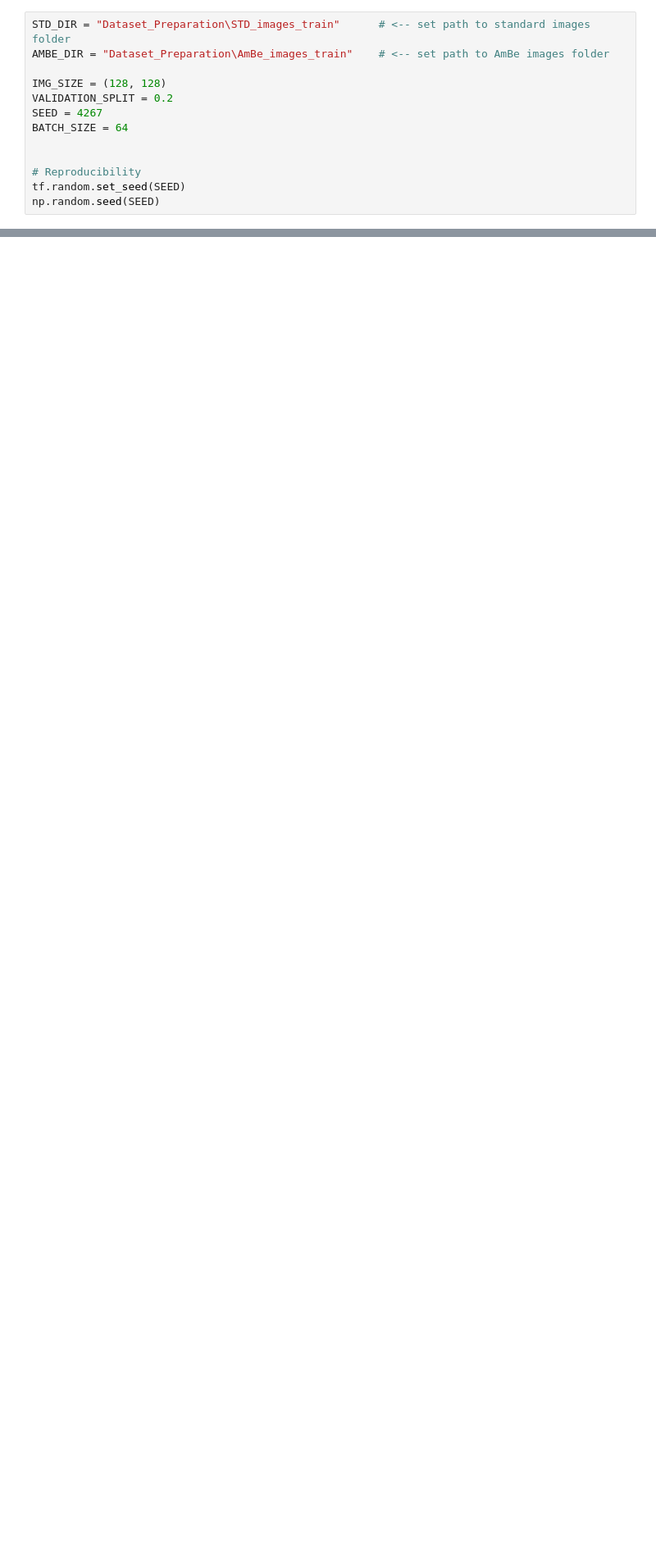
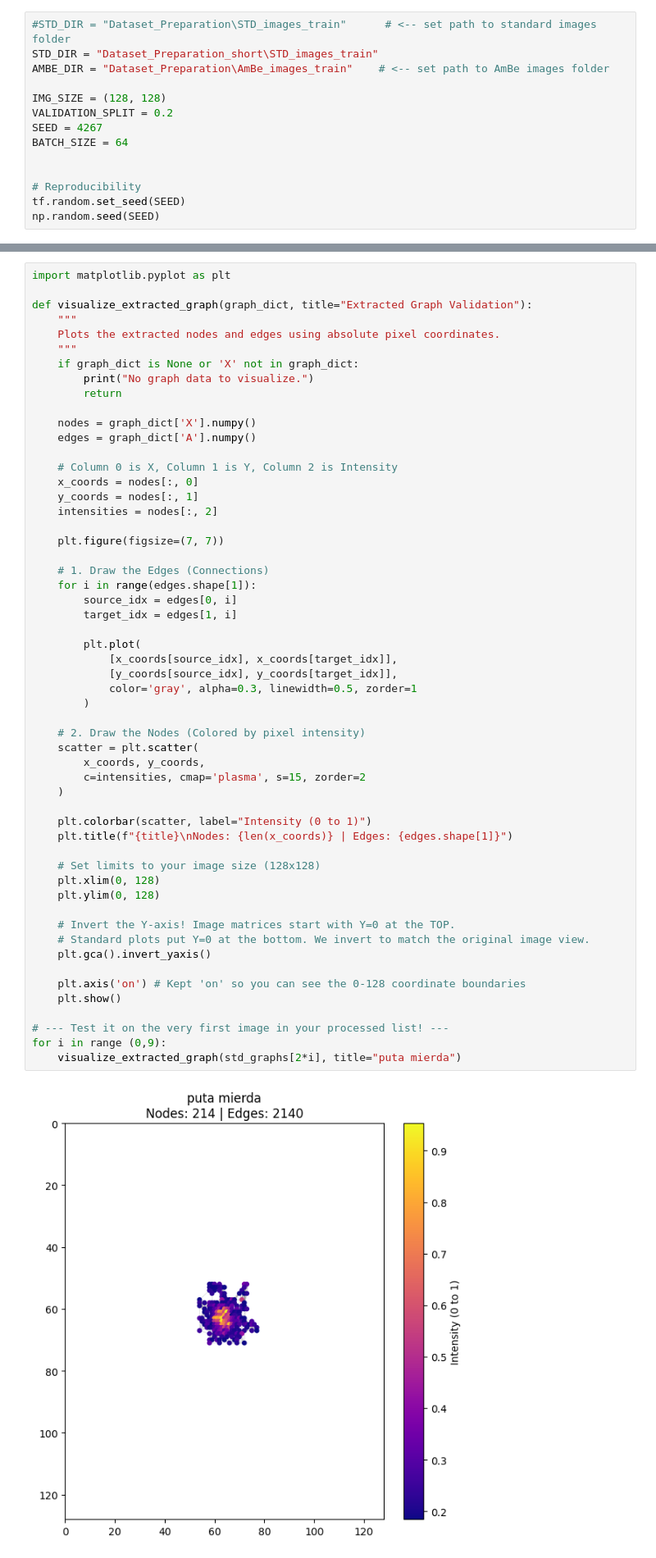
Before and after one commit to diegomonino/AML-Project, a Jupyter notebook: Algorithm.ipynb, the cells around one changed output, grey strips where cells are left out. Shown at 82% size. Saved outputs shown, nothing was run; the diff lists cells and outputs as text; blank space fills up the shorter version.

```diff
--- a/Algorithm.ipynb
+++ b/Algorithm.ipynb
@@ -13,7 +13,8 @@ from sklearn.metrics import roc_curve, auc, confusion_matrix, classification_rep
 from sklearn.utils import shuffle
 from scipy.stats import ks_2samp
 # %%
-STD_DIR = "Dataset_Preparation\STD_images_train"      # <-- set path to standard images folder
+#STD_DIR = "Dataset_Preparation\STD_images_train"      # <-- set path to standard images folder
+STD_DIR = "Dataset_Preparation_short\STD_images_train"
 AMBE_DIR = "Dataset_Preparation\AmBe_images_train"    # <-- set path to AmBe images folder
 
 IMG_SIZE = (128, 128)
@@ -83,0 +204,57 @@ Sample AmBe images:
+# %%
+import matplotlib.pyplot as plt
+
+def visualize_extracted_graph(graph_dict, title="Extracted Graph Validation"):
+    """
+    Plots the extracted nodes and edges using absolute pixel coordinates.
+    """
+    if graph_dict is None or 'X' not in graph_dict:
+        print("No graph data to visualize.")
+        return
+
+    nodes = graph_dict['X'].numpy()
+    edges = graph_dict['A'].numpy()
+
+    # Column 0 is X, Column 1 is Y, Column 2 is Intensity
+    x_coords = nodes[:, 0]
+    y_coords = nodes[:, 1]
+    intensities = nodes[:, 2]
+
+    plt.figure(figsize=(7, 7))
+
+    # 1. Draw the Edges (Connections)
+    for i in range(edges.shape[1]):
+        source_idx = edges[0, i]
+        target_idx = edges[1, i]
+
+        plt.plot(
+            [x_coords[source_idx], x_coords[target_idx]],
+            [y_coords[source_idx], y_coords[target_idx]],
+            color='gray', alpha=0.3, linewidth=0.5, zorder=1
+        )
+
+    # 2. Draw the Nodes (Colored by pixel intensity)
+    scatter = plt.scatter(
+        x_coords, y_coords,
+        c=intensities, cmap='plasma', s=15, zorder=2
+    )
+
+    plt.colorbar(scatter, label="Intensity (0 to 1)")
+    plt.title(f"{title}\nNodes: {len(x_coords)} | Edges: {edges.shape[1]}")
+
+    # Set limits to your image size (128x128)
+    plt.xlim(0, 128)
+    plt.ylim(0, 128)
+
+    # Invert the Y-axis! Image matrices start with Y=0 at the TOP.
+    # Standard plots put Y=0 at the bottom. We invert to match the original image view.
+    plt.gca().invert_yaxis()
+
+    plt.axis('on') # Kept 'on' so you can see the 0-128 coordinate boundaries
+    plt.show()
+
+# --- Test it on the very first image in your processed list! ---
+for i in range (0,9):
+    visualize_extracted_graph(std_graphs[2*i], title="puta mierda")
+# %% [output]
+[figure, added]
```
Also changed, not shown: parts of 5 cells of this notebook, 10 other files.
